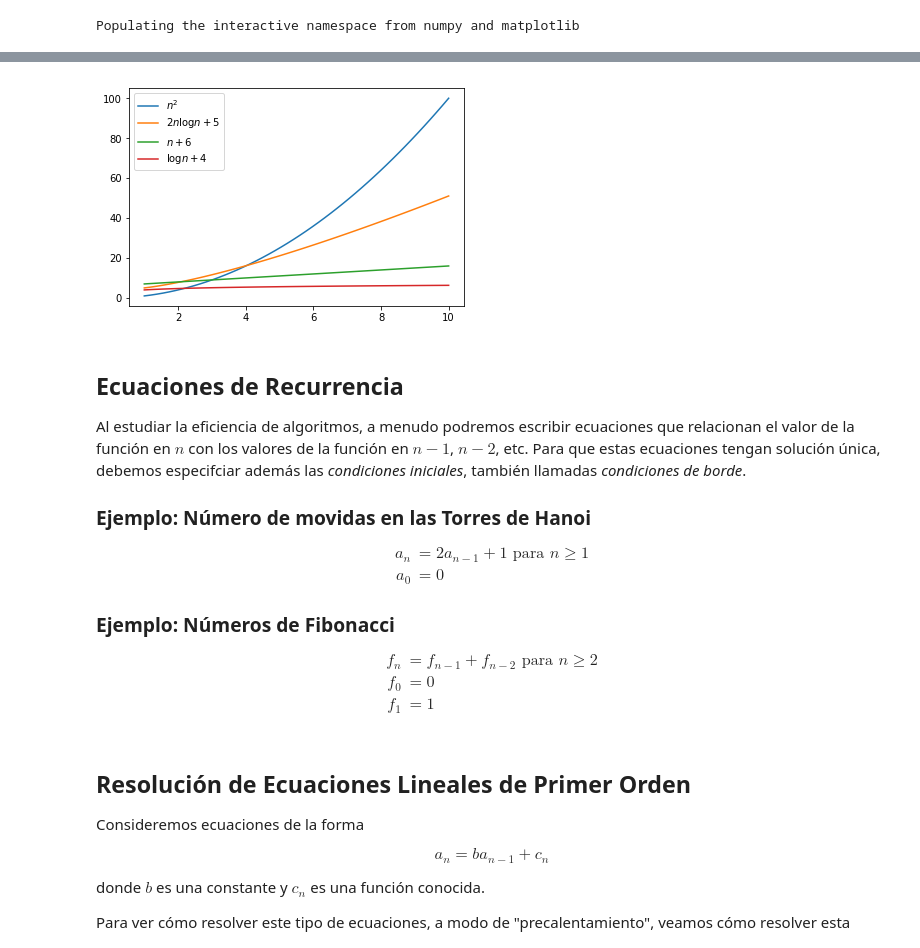
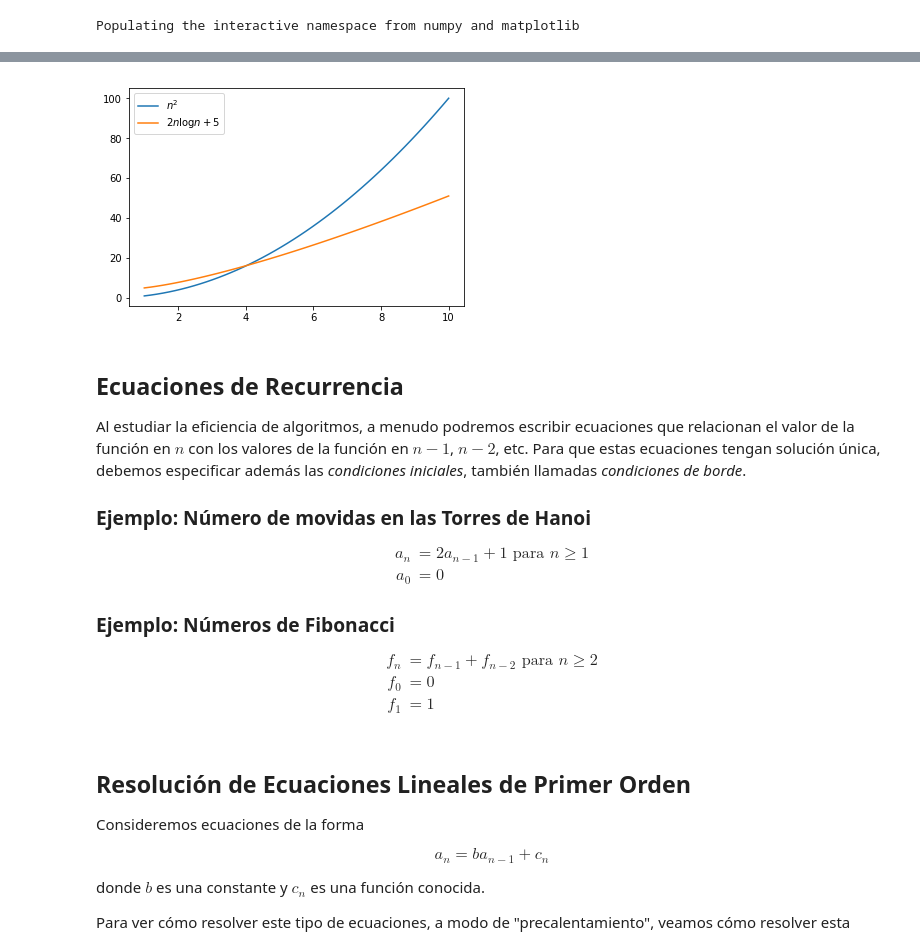
Before and after one commit to ppoblete/AED, a Jupyter notebook: 02 Métodos Matemáticos para el Análisis de Algoritmos.ipynb, the cells around one changed output, grey strips where cells are left out. Cells and saved outputs as stored; diff of their text form; code cells hidden in the pictures.

```diff
--- a/02 Métodos Matemáticos para el Análisis de Algoritmos.ipynb
+++ b/02 Métodos Matemáticos para el Análisis de Algoritmos.ipynb
@@ -94,16 +101,14 @@ Populating the interactive namespace from numpy and matplotlib
 # %%
 n=linspace(1,10)
 plt.plot(n,n*n, label='$n^2$')
 plt.plot(n,2*n*log(n)+5, label='$2n\log{n}+5$')
-plt.plot(n,n+6,label='$n+6$')
-plt.plot(n,log(n)+4, label='$\log{n}+4$')
 leg=plt.legend(loc='best')
 # %% [output]
-[figure, old version]
+[figure, new version]
 # %% [markdown]
 ## Ecuaciones de Recurrencia
 
-Al estudiar la eficiencia de algoritmos, a menudo podremos escribir ecuaciones que relacionan el valor de la función en $n$ con los valores de la función en $n-1$, $n-2$, etc. Para que estas ecuaciones tengan solución única, debemos especifciar además las *condiciones iniciales*, también llamadas *condiciones de borde*.
+Al estudiar la eficiencia de algoritmos, a menudo podremos escribir ecuaciones que relacionan el valor de la función en $n$ con los valores de la función en $n-1$, $n-2$, etc. Para que estas ecuaciones tengan solución única, debemos especificar además las *condiciones iniciales*, también llamadas *condiciones de borde*.
 
 ### Ejemplo: Número de movidas en las Torres de Hanoi
 
```
Also changed, not shown: parts of 2 cells of this notebook.
